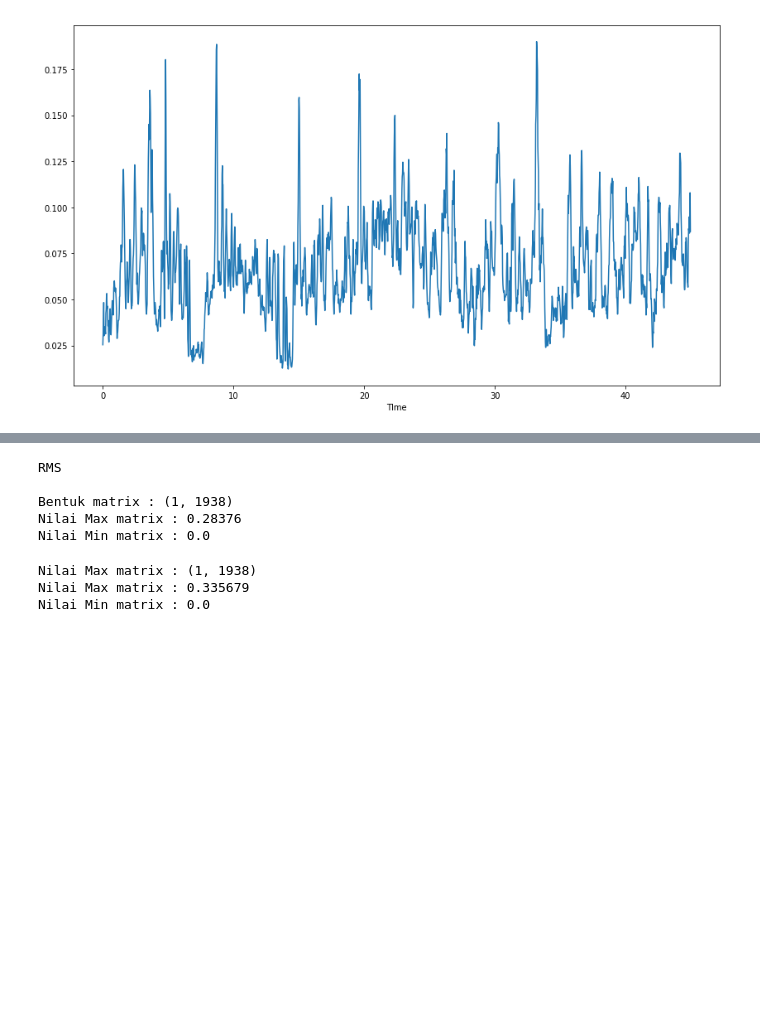
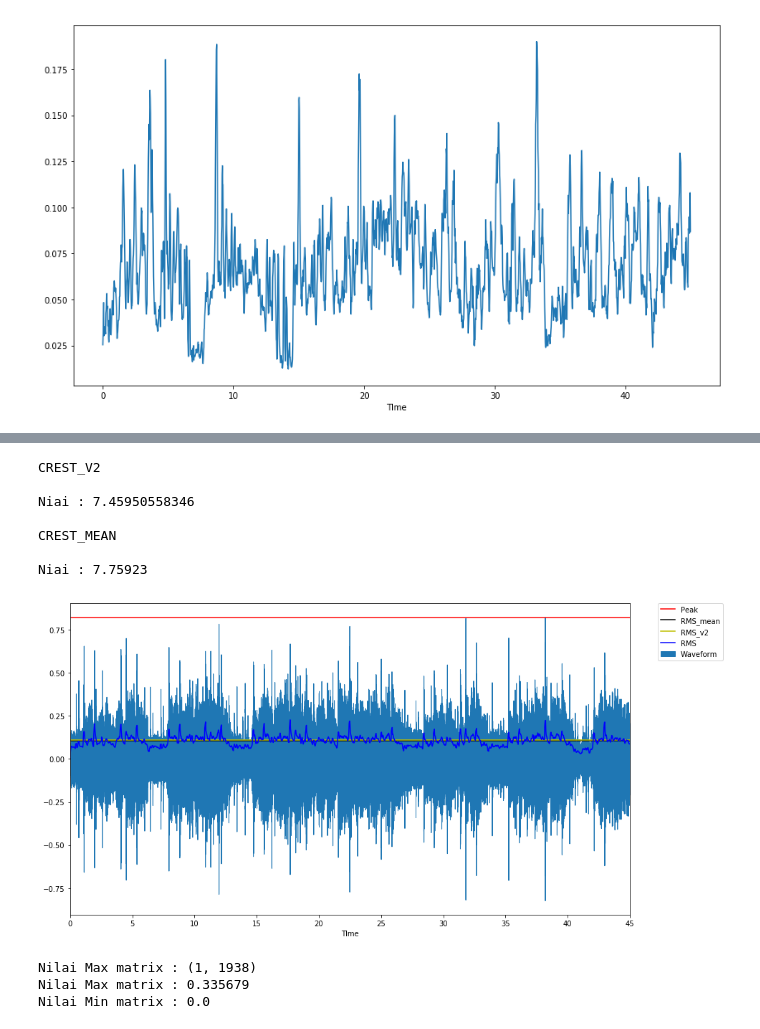
Before and after one commit to TegarSU/AsikYesAjigile, a Jupyter notebook: TryLibrary.ipynb, the cells around one changed output, grey strips where cells are left out. Cells and saved outputs as stored; diff of their text form; code cells hidden in the pictures; blank space fills up the shorter version.

Commit message:
DARI KCV, crest added

```diff
--- a/TryLibrary.ipynb
+++ b/TryLibrary.ipynb
@@ -164,27 +166,36 @@ Nilai Min matrix : 2.63307e-05
 # %%
 peak = y.max()
 rms = librosa.feature.rmse(y=y)
-crest = peak/(rms.mean())
-# print("\nCREST\n\nBentuk matrix :",crest.shape)
-# print("Nilai Max matrix :",crest.max())
-# print("Nilai Min matrix :",crest.min())
-print("\nRMS\n\nBentuk matrix :",rms.shape)
-print("Nilai Max matrix :",rms.max())
-print("Nilai Min matrix :",rms.min())
-# plt.figure(figsize=(14, 8))
-# wave = librosa.display.waveplot(y, sr=sr, label ="Waveform")
-# line = plt.axhline(y=peak,color='k', label ="Peak")
-# rms_plot = plt.plot(times, rms.T, color='r', label="RMS")
-# # crest = plt.plot(times, crest.T, color='m',label="Crest Factor")
-# plt.xlabel('TIme')
-# plt.legend(bbox_to_anchor=(1.05, 1), loc=2, borderaxespad=0.)
-# plt.show()
+n = rms.size
+square = rms**2
+rms_mean = rms.mean()
+rms_v2 = math.sqrt((1/n)*(square.sum()))
+# crest = peak/rms
+crest_mean = peak/rms_mean
+crest_v2 = peak/rms_v2
+
+print("\nCREST_V2\n\nNiai :",crest_v2 )
+print("\nCREST_MEAN\n\nNiai :",crest_mean )
+
+plt.figure(figsize=(14, 8))
+wave = librosa.display.waveplot(y, sr=sr, label ="Waveform")
+line = plt.axhline(y=peak,color='r', label ="Peak")
+mean = plt.axhline(y=rms_mean,color='k', label ="RMS_mean")
+v2 = plt.axhline(y=rms_v2,color='y', label ="RMS_v2")
+rms_plot = plt.plot(times, rms.T, color='b', label="RMS")
+# crest = plt.plot(times, crest.T, color='m',label="Crest Factor")
+plt.xlabel('TIme')
+plt.legend(bbox_to_anchor=(1.05, 1), loc=2, borderaxespad=0.)
+plt.show()
 # %% [output]
-RMS
+CREST_V2
 
-Bentuk matrix : (1, 1938)
-Nilai Max matrix : 0.28376
-Nilai Min matrix : 0.0
+Niai : 7.45950558346
+
+CREST_MEAN
+
+Niai : 7.75923
+[figure, added]
 # %%
 print("Nilai Max matrix :",rmse.shape)
 print("Nilai Max matrix :",rmse.max())
```
Also changed, not shown: parts of 2 cells of this notebook, 5 other files.
